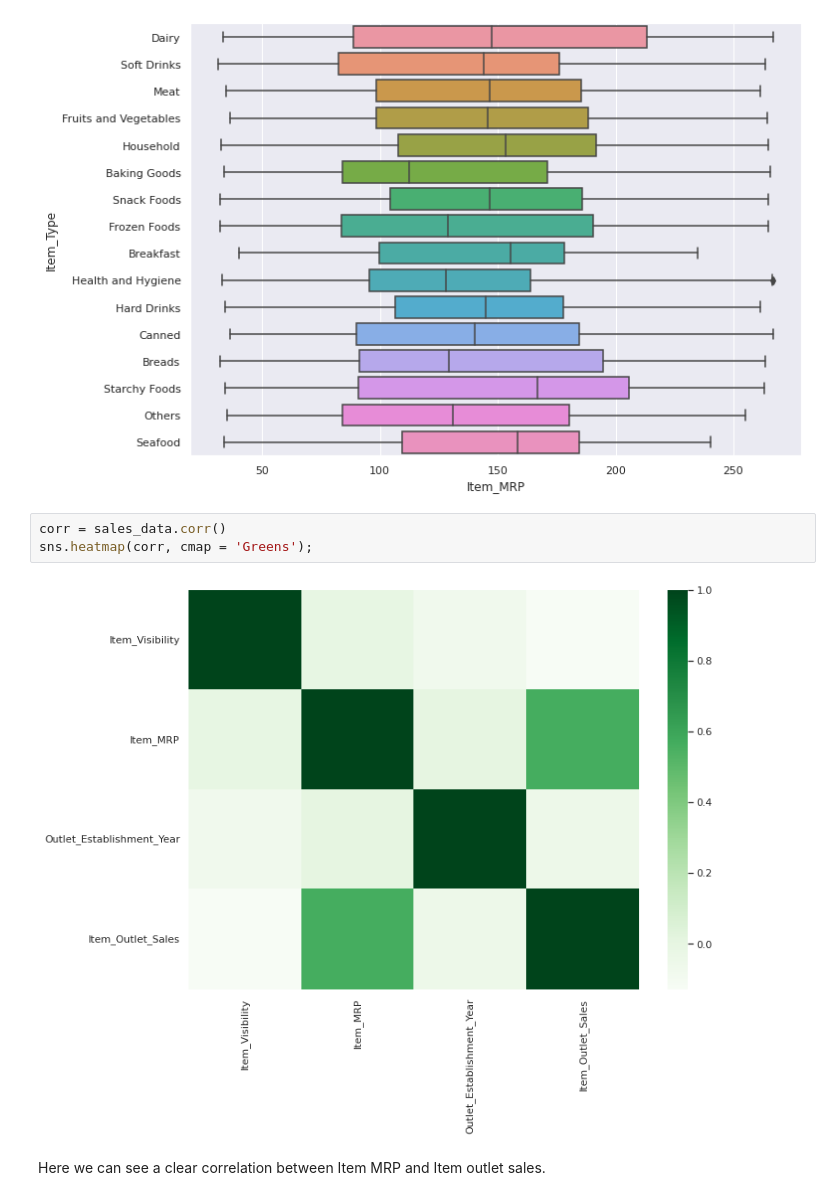
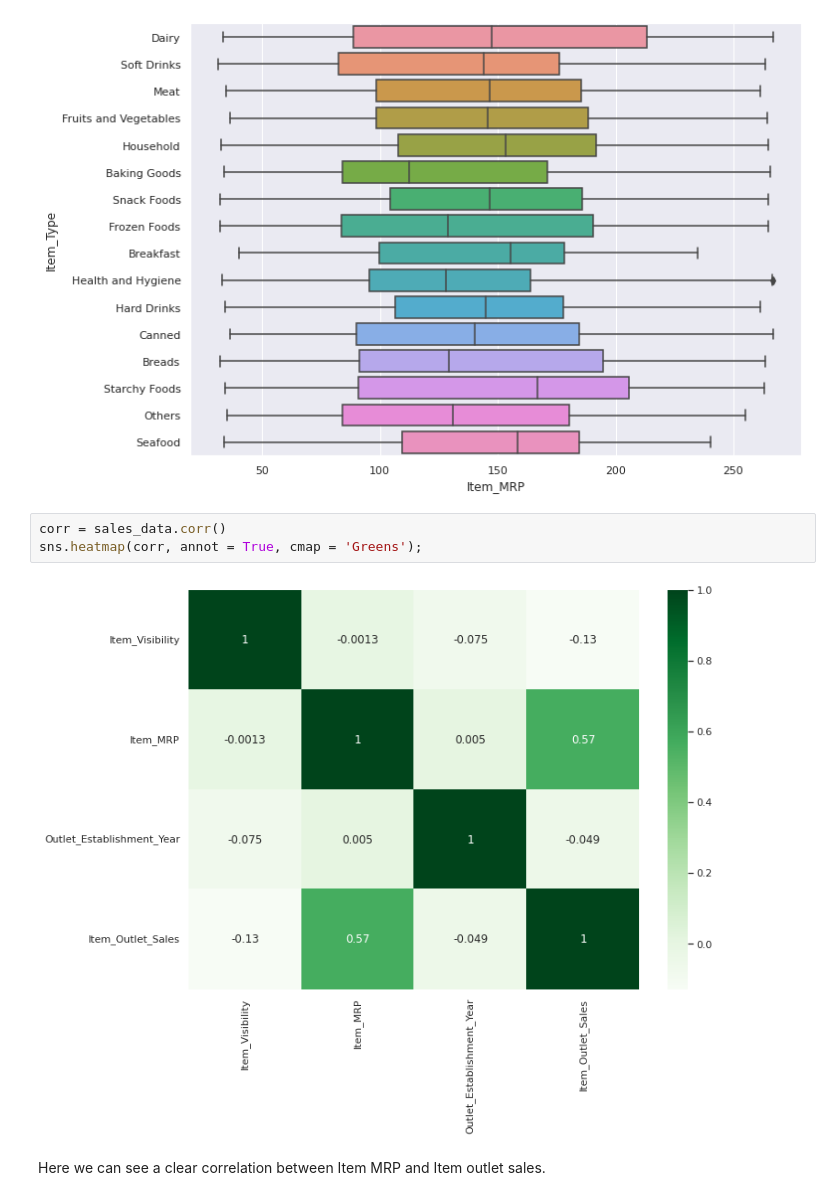
Before and after one commit to antondremak91/sales-predictions, a Jupyter notebook: sales_predictions.ipynb, the cells around one changed output. Drawn from its saved outputs; the diff is of its cells as text.

```diff
--- a/sales_predictions.ipynb
+++ b/sales_predictions.ipynb
@@ -264,9 +264,9 @@ plt.show()
 [figure]
 # %%
 corr = sales_data.corr()
-sns.heatmap(corr, cmap = 'Greens');
+sns.heatmap(corr, annot = True, cmap = 'Greens');
 # %% [output]
-[figure, old version]
+[figure, new version]
 # %% [markdown]
 Here we can see a clear correlation between Item MRP and Item outlet sales.
 # %% [markdown]
```
Also changed, not shown: parts of 4 cells of this notebook.
